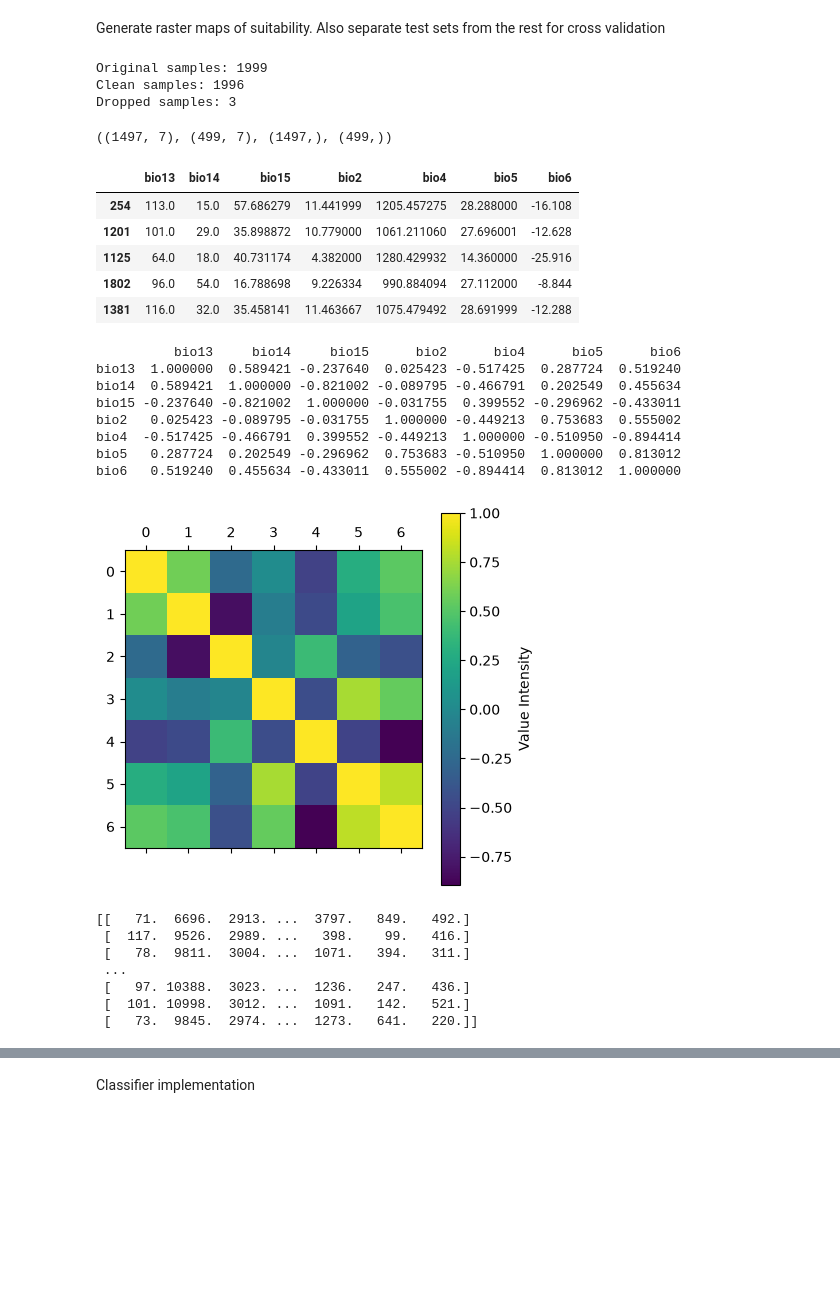
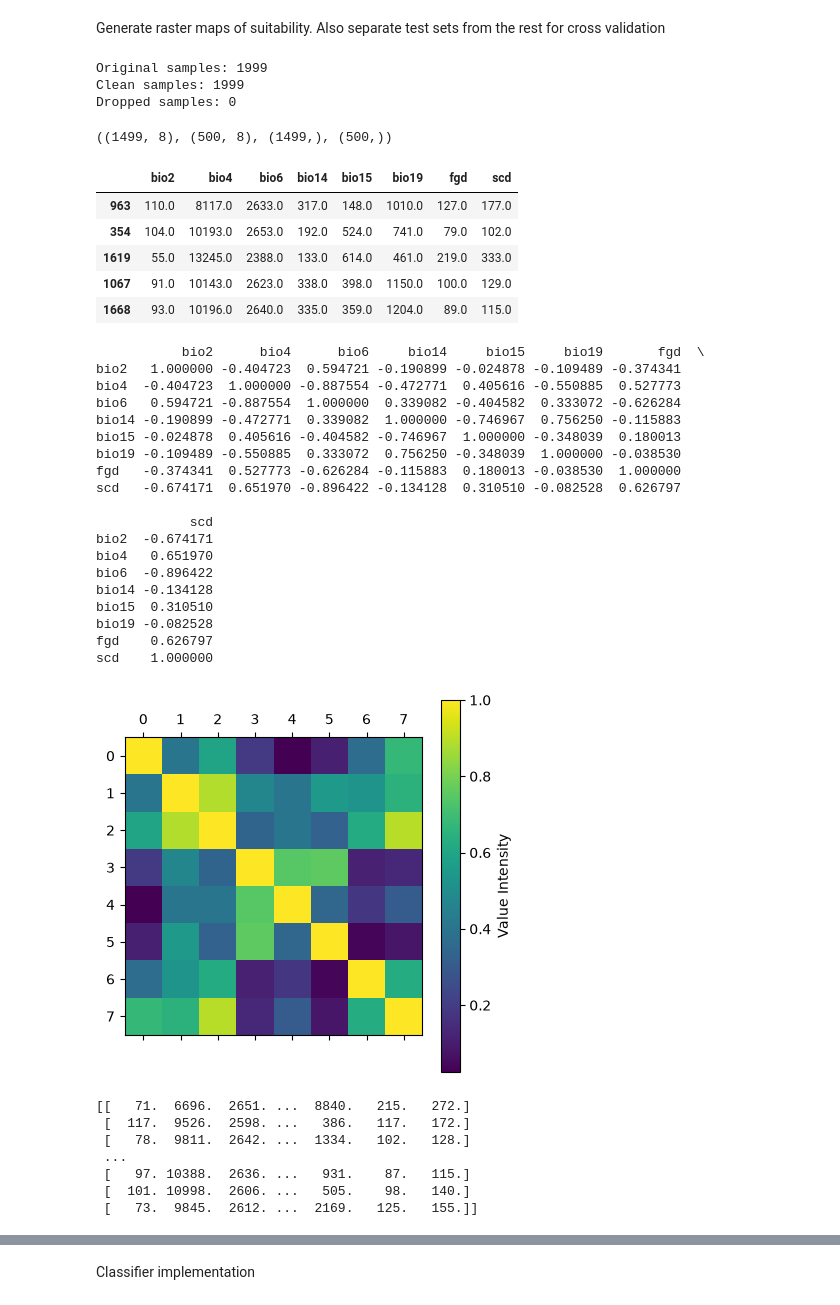
Before and after one commit to stacyc2449/wwf-sdm, a Jupyter notebook: sdm_notebook.ipynb, the cells around one changed output, grey strips where cells are left out. Saved outputs shown, nothing was run; the diff lists cells and outputs as text; code cells hidden in the pictures; blank space fills up the shorter version.

Commit message:
some things happened :( but new future raster uploading for chelsas now a thing

```diff
--- a/sdm_notebook.ipynb
+++ b/sdm_notebook.ipynb
@@ -142,8 +140,16 @@ ncr_gdf_mid[ncr_gdf_mid.CLASS == 0].plot(marker='*', color='red', markersize=5)
 # for f in sorted(glob.glob('worldclim/wc2.1_2.5m_bio_*.tif')):
 #     shutil.copy(f,'inputs/')
 
-ras_feats = sorted(glob.glob(
-        'chelsa_clim/CHELSA_bio*.tif'))
+ras_feats = ["chelsa_clim/CHELSA_bio02_1981-2010_V.2.1.tif",
+             "chelsa_clim/CHELSA_bio04_1981-2010_V.2.1.tif",
+             "chelsa_clim/CHELSA_bio06_1981-2010_V.2.1.tif",
+             "chelsa_clim/CHELSA_bio14_1981-2010_V.2.1.tif",
+             "chelsa_clim/CHELSA_bio15_1981-2010_V.2.1.tif",
+             "chelsa_clim/CHELSA_bio19_1981-2010_V.2.1.tif",
+             "chelsa_clim/CHELSA_fgd_1981-2010_V.2.1.tif",
+             "chelsa_clim/CHELSA_scd_1981-2010_V.2.1.tif"]
+# sorted(glob.glob(
+#         'chelsa_clim/CHELSA_bio*.tif'))
     # 'worldclim/wc2.1_2.5m_bio_*.tif'))
 
 # THE ORDER IS SIGNIFICANT!!!!
@@ -191,7 +197,7 @@ import pandas as pd
 train_xs_mid, train_ys_mid = load_training_vector(ncr_gdf_mid, ras_feats, response_field='CLASS')
 
 x_df_mid = pd.DataFrame(train_xs_mid)
-x_df_mid.columns = ['bio13', 'bio14', 'bio15', 'bio2', 'bio4', 'bio5', 'bio6']
+x_df_mid.columns = ['bio2', 'bio4', 'bio6', 'bio14', 'bio15', 'bio19', 'fgd', 'scd']
 x_df_mid = x_df_mid.apply(pd.to_numeric, errors="coerce")
 x_df_mid = x_df_mid.replace([np.inf, -np.inf], np.nan)
 
@@ -213,46 +219,58 @@ train_x_mid, test_x_mid, train_y_mid, test_y_mid = model_selection.train_test_sp
 train_x_mid.shape, test_x_mid.shape, train_y_mid.shape, test_y_mid.shape
 # %% [output]
 Original samples: 1999
-Clean samples: 1996
-Dropped samples: 3
+Clean samples: 1999
+Dropped samples: 0
-((1497, 7), (499, 7), (1497,), (499,))
+((1499, 8), (500, 8), (1499,), (500,))
 # %%
 x_df_mid.sample(5)
 # %% [output]
-|  | bio13 | bio14 | bio15 | bio2 | bio4 | bio5 | bio6 |
-| 254 | 113.0 | 15.0 | 57.686279 | 11.441999 | 1205.457275 | 28.288000 | -16.108 |
-| 1201 | 101.0 | 29.0 | 35.898872 | 10.779000 | 1061.211060 | 27.696001 | -12.628 |
-| 1125 | 64.0 | 18.0 | 40.731174 | 4.382000 | 1280.429932 | 14.360000 | -25.916 |
-| 1802 | 96.0 | 54.0 | 16.788698 | 9.226334 | 990.884094 | 27.112000 | -8.844 |
-| 1381 | 116.0 | 32.0 | 35.458141 | 11.463667 | 1075.479492 | 28.691999 | -12.288 |
+|  | bio2 | bio4 | bio6 | bio14 | bio15 | bio19 | fgd | scd |
+| 963 | 110.0 | 8117.0 | 2633.0 | 317.0 | 148.0 | 1010.0 | 127.0 | 177.0 |
+| 354 | 104.0 | 10193.0 | 2653.0 | 192.0 | 524.0 | 741.0 | 79.0 | 102.0 |
+| 1619 | 55.0 | 13245.0 | 2388.0 | 133.0 | 614.0 | 461.0 | 219.0 | 333.0 |
+| 1067 | 91.0 | 10143.0 | 2623.0 | 338.0 | 398.0 | 1150.0 | 100.0 | 129.0 |
+| 1668 | 93.0 | 10196.0 | 2640.0 | 335.0 | 359.0 | 1204.0 | 89.0 | 115.0 |
 # %%
 import matplotlib.pyplot as plt
 corr = x_df_mid.corr(method="pearson")
 print(corr)
 
+corr = np.abs(corr)
 plt.matshow(corr)
 plt.colorbar(label='Value Intensity')
 plt.show()
 # %% [output]
-          bio13     bio14     bio15      bio2      bio4      bio5      bio6
-bio13  1.000000  0.589421 -0.237640  0.025423 -0.517425  0.287724  0.519240
-bio14  0.589421  1.000000 -0.821002 -0.089795 -0.466791  0.202549  0.455634
-bio15 -0.237640 -0.821002  1.000000 -0.031755  0.399552 -0.296962 -0.433011
-bio2   0.025423 -0.089795 -0.031755  1.000000 -0.449213  0.753683  0.555002
-bio4  -0.517425 -0.466791  0.399552 -0.449213  1.000000 -0.510950 -0.894414
-bio5   0.287724  0.202549 -0.296962  0.753683 -0.510950  1.000000  0.813012
-bio6   0.519240  0.455634 -0.433011  0.555002 -0.894414  0.813012  1.000000
+           bio2      bio4      bio6     bio14     bio15     bio19       fgd  \
+bio2   1.000000 -0.404723  0.594721 -0.190899 -0.024878 -0.109489 -0.374341
+bio4  -0.404723  1.000000 -0.887554 -0.472771  0.405616 -0.550885  0.527773
+bio6   0.594721 -0.887554  1.000000  0.339082 -0.404582  0.333072 -0.626284
+bio14 -0.190899 -0.472771  0.339082  1.000000 -0.746967  0.756250 -0.115883
+bio15 -0.024878  0.405616 -0.404582 -0.746967  1.000000 -0.348039  0.180013
+bio19 -0.109489 -0.550885  0.333072  0.756250 -0.348039  1.000000 -0.038530
+fgd   -0.374341  0.527773 -0.626284 -0.115883  0.180013 -0.038530  1.000000
+scd   -0.674171  0.651970 -0.896422 -0.134128  0.310510 -0.082528  0.626797
+
+            scd
+bio2  -0.674171
+bio4   0.651970
+bio6  -0.896422
+bio14 -0.134128
+bio15  0.310510
+bio19 -0.082528
+fgd    0.626797
+scd    1.000000
-[figure, old version]
+[figure, new version]
 # %%
 print(train_x_mid)
 # %% [output]
-[[   71.  6696.  2913. ...  3797.   849.   492.]
- [  117.  9526.  2989. ...   398.    99.   416.]
- [   78.  9811.  3004. ...  1071.   394.   311.]
+[[   71.  6696.  2651. ...  8840.   215.   272.]
+ [  117.  9526.  2598. ...   386.   117.   172.]
+ [   78.  9811.  2642. ...  1334.   102.   128.]
  ...
- [   97. 10388.  3023. ...  1236.   247.   436.]
- [  101. 10998.  3012. ...  1091.   142.   521.]
- [   73.  9845.  2974. ...  1273.   641.   220.]]
+ [   97. 10388.  2636. ...   931.    87.   115.]
+ [  101. 10998.  2606. ...   505.    98.   140.]
+ [   73.  9845.  2612. ...  2169.   125.   155.]]
 # %%
 train_xs_high, train_ys_high = load_training_vector(ncr_gdf_high, ras_feats, response_field='CLASS')
 
```
Also changed, not shown: parts of 24 cells of this notebook, 13 other files.
